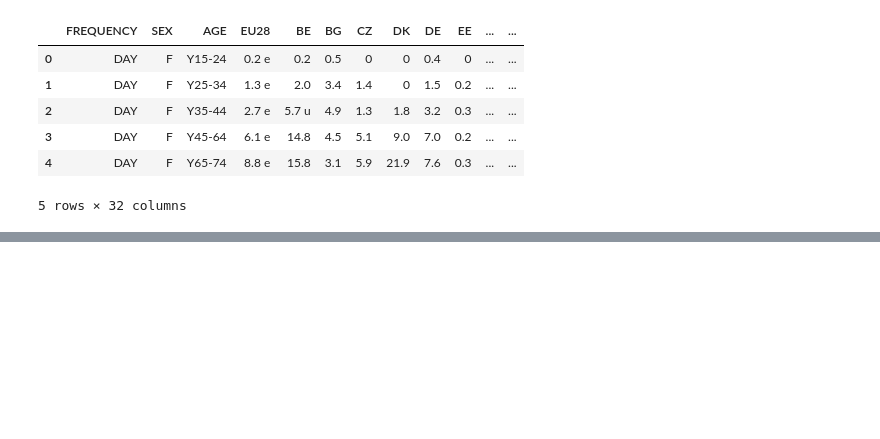
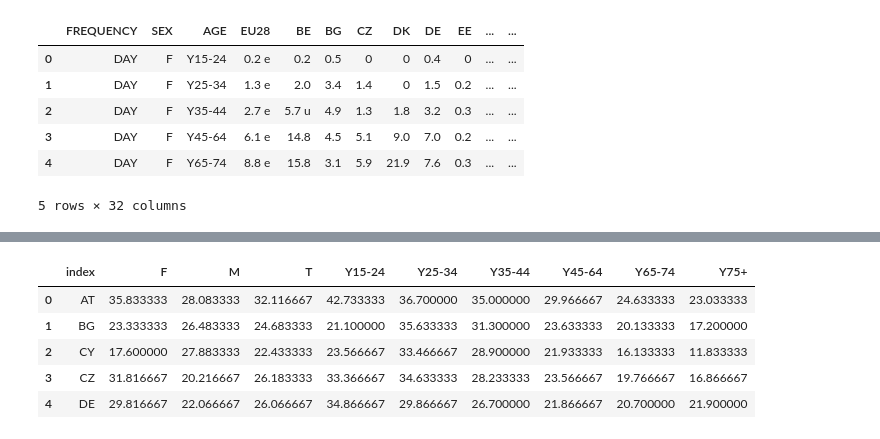
Before and after one commit to Helenagh90/alcohol_consumption_project, a Jupyter notebook: JupyterNotebook.ipynb, the cells around one changed output, grey strips where cells are left out. Drawn from its saved outputs; the diff is of its cells as text; code cells hidden in the pictures; blank space fills up the shorter version.

```diff
--- a/JupyterNotebook.ipynb
+++ b/JupyterNotebook.ipynb
@@ -162,0 +185,21 @@ df.head()
+# %%
+# Creamos pivot_tables de sexo y edad, cogiendo como valor la media los valores de cada país:
+gender_month = df_month.pivot_table(values=['EU28', 'BE', 'BG', 'CZ', 'DK', 'DE', 'EE',
+       'IE', 'EL', 'ES', 'HR', 'IT', 'CY', 'LV', 'LT', 'LU', 'HU', 'MT', 'AT',
+       'PL', 'PT', 'RO', 'SI', 'SK', 'FI', 'SE', 'UK', 'IS', 'NO'], columns='SEX', aggfunc='mean')
+
+age_month = df_month.pivot_table(values=['EU28', 'BE', 'BG', 'CZ', 'DK', 'DE', 'EE',
+       'IE', 'EL', 'ES', 'HR', 'IT', 'CY', 'LV', 'LT', 'LU', 'HU', 'MT', 'AT',
+       'PL', 'PT', 'RO', 'SI', 'SK', 'FI', 'SE', 'UK', 'IS', 'NO'], columns='AGE', aggfunc='mean')
+# %%
+# Concatenamos en un mismo df y reseteamos index:
+data_month = pd.concat([gender_month, age_month], axis=1)
+data_month = data_month.reset_index()
+data_month.head()
+# %% [output]
+|  | index | F | M | T | Y15-24 | Y25-34 | Y35-44 | Y45-64 | Y65-74 | Y75+ |
+| 0 | AT | 35.833333 | 28.083333 | 32.116667 | 42.733333 | 36.700000 | 35.000000 | 29.966667 | 24.633333 | 23.033333 |
+| 1 | BG | 23.333333 | 26.483333 | 24.683333 | 21.100000 | 35.633333 | 31.300000 | 23.633333 | 20.133333 | 17.200000 |
+| 2 | CY | 17.600000 | 27.883333 | 22.433333 | 23.566667 | 33.466667 | 28.900000 | 21.933333 | 16.133333 | 11.833333 |
+| 3 | CZ | 31.816667 | 20.216667 | 26.183333 | 33.366667 | 34.633333 | 28.233333 | 23.566667 | 19.766667 | 16.866667 |
+| 4 | DE | 29.816667 | 22.066667 | 26.066667 | 34.866667 | 29.866667 | 26.700000 | 21.866667 | 20.700000 | 21.900000 |
```
Also changed, not shown: parts of 8 cells of this notebook, 1 other file.
